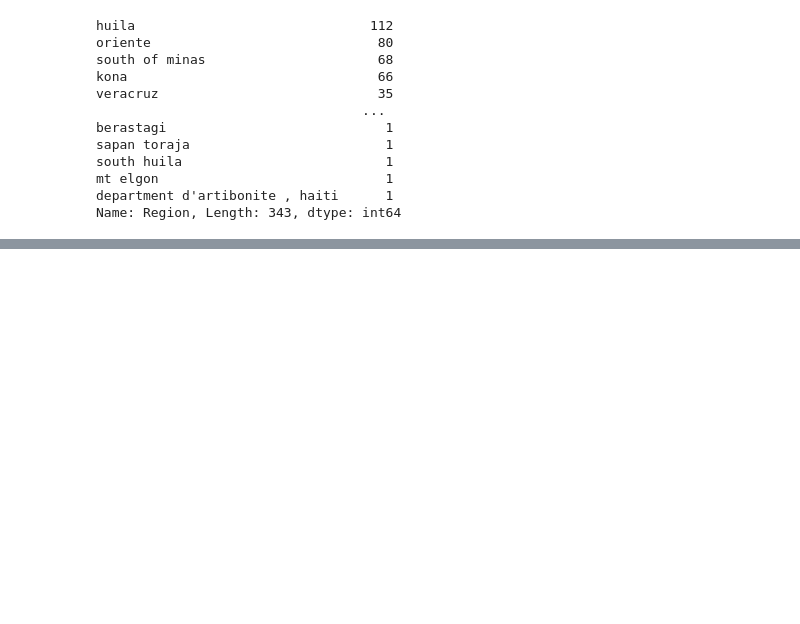
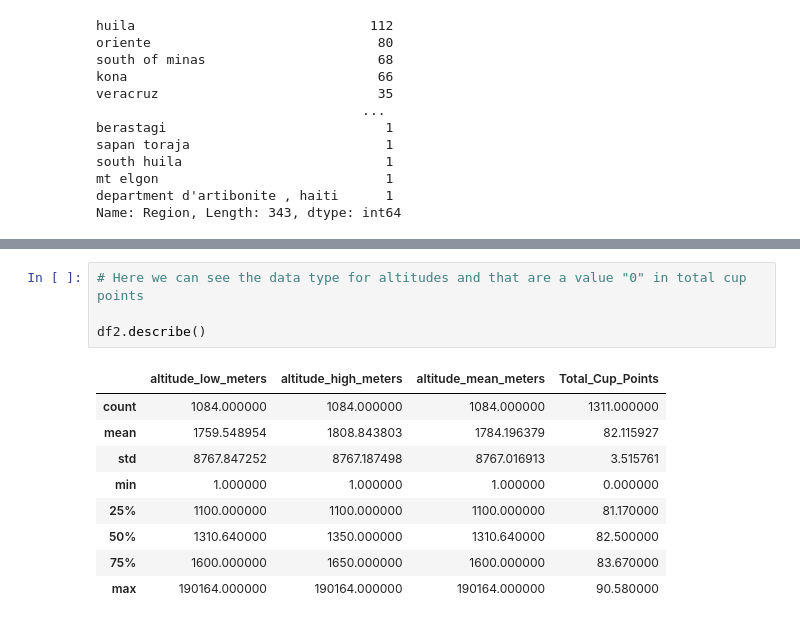
Before and after one commit to cmd1301/coffee_ML_prediction, a Jupyter notebook: coffee_proj.ipynb, the cells around one changed output, grey strips where cells are left out. Drawn from its saved outputs; the diff is of its cells as text; blank space fills up the shorter version.

```diff
--- a/coffee_proj.ipynb
+++ b/coffee_proj.ipynb
@@ -96,0 +185,14 @@ Name: Region, Length: 343, dtype: int64
+# %%
+# Here we can see the data type for altitudes and that are a value "0" in total cup points
+
+df2.describe()
+# %% [output]
+|  | altitude_low_meters | altitude_high_meters | altitude_mean_meters | Total_Cup_Points |
+| count | 1084.000000 | 1084.000000 | 1084.000000 | 1311.000000 |
+| mean | 1759.548954 | 1808.843803 | 1784.196379 | 82.115927 |
+| std | 8767.847252 | 8767.187498 | 8767.016913 | 3.515761 |
+| min | 1.000000 | 1.000000 | 1.000000 | 0.000000 |
+| 25% | 1100.000000 | 1100.000000 | 1100.000000 | 81.170000 |
+| 50% | 1310.640000 | 1350.000000 | 1310.640000 | 82.500000 |
+| 75% | 1600.000000 | 1650.000000 | 1600.000000 | 83.670000 |
+| max | 190164.000000 | 190164.000000 | 190164.000000 | 90.580000 |
```
Also changed, not shown: parts of 16 cells of this notebook.
